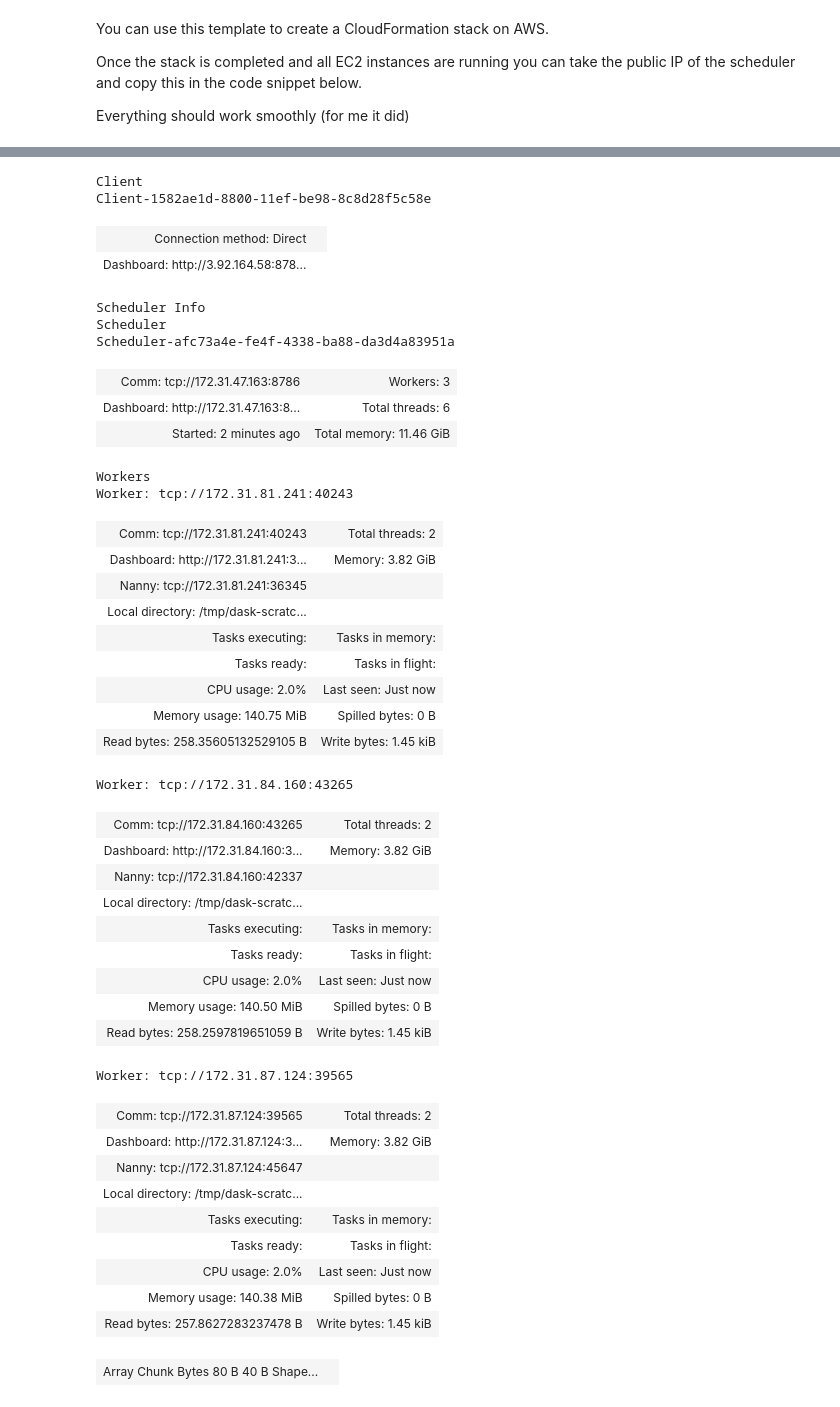
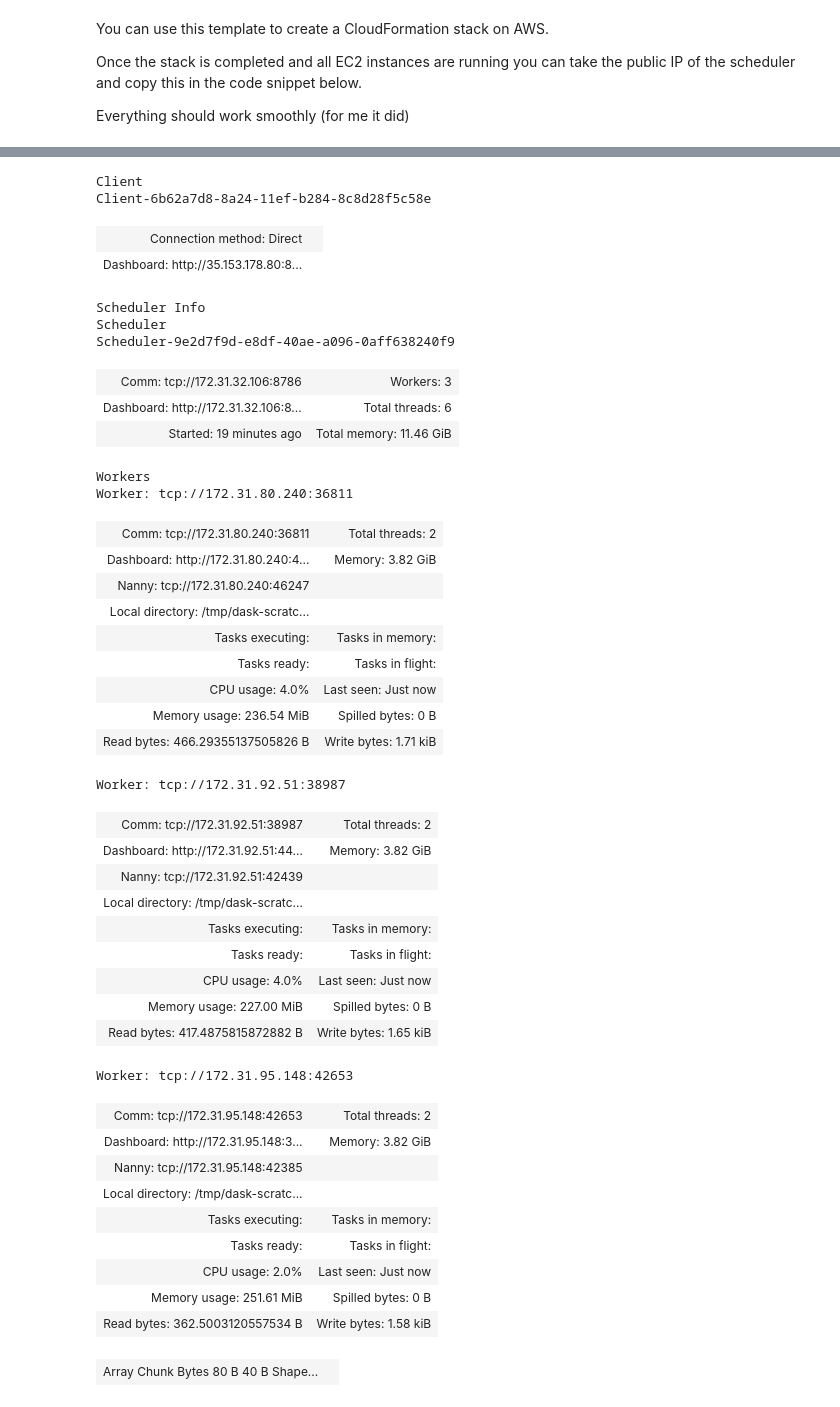
Before and after one commit to longtongster/deploy-dask-cluster-on-aws, a Jupyter notebook: deploy-dask-cluster-with-cloudformation.ipynb, the cells around one changed output, grey strips where cells are left out. Drawn from its saved outputs; the diff is of its cells as text; code cells hidden in the pictures.

```diff
--- a/deploy-dask-cluster-with-cloudformation.ipynb
+++ b/deploy-dask-cluster-with-cloudformation.ipynb
@@ -33,7 +33,7 @@ Everything should work smoothly (for me it did)
 from dask.distributed import Client
 
 # copy the public ip of scheduler from the output section of cloudformation
-ip = "3.92.164.58"
+ip = "35.153.178.80"
 address = f"tcp://{ip}:8786"
 dashboard = f"http://{ip}:8787/status"
 
@@ -50,50 +50,50 @@ tcp://3.92.164.58:8786
 +-------------+--------+-----------+---------+
 | Package     | Client | Scheduler | Workers |
 +-------------+--------+-----------+---------+
 | cloudpickle | 3.0.0  | 3.1.0     | 3.1.0   |
 +-------------+--------+-----------+---------+
   warnings.warn(version_module.VersionMismatchWarning(msg[0]["warning"]))
 Client
-Client-1582ae1d-8800-11ef-be98-8c8d28f5c58e
+Client-6b62a7d8-8a24-11ef-b284-8c8d28f5c58e
 | Connection method: Direct |  |
-| Dashboard: http://3.92.164.58:878... |  |
+| Dashboard: http://35.153.178.80:8... |  |
 Scheduler Info
 Scheduler
-Scheduler-afc73a4e-fe4f-4338-ba88-da3d4a83951a
+Scheduler-9e2d7f9d-e8df-40ae-a096-0aff638240f9
-| Comm: tcp://172.31.47.163:8786 | Workers: 3 |
-| Dashboard: http://172.31.47.163:8... | Total threads: 6 |
-| Started: 2 minutes ago | Total memory: 11.46 GiB |
+| Comm: tcp://172.31.32.106:8786 | Workers: 3 |
+| Dashboard: http://172.31.32.106:8... | Total threads: 6 |
+| Started: 19 minutes ago | Total memory: 11.46 GiB |
 Workers
-Worker: tcp://172.31.81.241:40243
+Worker: tcp://172.31.80.240:36811
-| Comm: tcp://172.31.81.241:40243 | Total threads: 2 |
-| Dashboard: http://172.31.81.241:3... | Memory: 3.82 GiB |
-| Nanny: tcp://172.31.81.241:36345 |  |
+| Comm: tcp://172.31.80.240:36811 | Total threads: 2 |
+| Dashboard: http://172.31.80.240:4... | Memory: 3.82 GiB |
+| Nanny: tcp://172.31.80.240:46247 |  |
 | Local directory: /tmp/dask-scratc... |  |
 | Tasks executing: | Tasks in memory: |
 | Tasks ready: | Tasks in flight: |
-| CPU usage: 2.0% | Last seen: Just now |
-| Memory usage: 140.75 MiB | Spilled bytes: 0 B |
-| Read bytes: 258.35605132529105 B | Write bytes: 1.45 kiB |
+| CPU usage: 4.0% | Last seen: Just now |
+| Memory usage: 236.54 MiB | Spilled bytes: 0 B |
+| Read bytes: 466.29355137505826 B | Write bytes: 1.71 kiB |
-Worker: tcp://172.31.84.160:43265
+Worker: tcp://172.31.92.51:38987
-| Comm: tcp://172.31.84.160:43265 | Total threads: 2 |
-| Dashboard: http://172.31.84.160:3... | Memory: 3.82 GiB |
-| Nanny: tcp://172.31.84.160:42337 |  |
+| Comm: tcp://172.31.92.51:38987 | Total threads: 2 |
+| Dashboard: http://172.31.92.51:44... | Memory: 3.82 GiB |
+| Nanny: tcp://172.31.92.51:42439 |  |
 | Local directory: /tmp/dask-scratc... |  |
 | Tasks executing: | Tasks in memory: |
 | Tasks ready: | Tasks in flight: |
-| CPU usage: 2.0% | Last seen: Just now |
-| Memory usage: 140.50 MiB | Spilled bytes: 0 B |
-| Read bytes: 258.2597819651059 B | Write bytes: 1.45 kiB |
+| CPU usage: 4.0% | Last seen: Just now |
+| Memory usage: 227.00 MiB | Spilled bytes: 0 B |
+| Read bytes: 417.4875815872882 B | Write bytes: 1.65 kiB |
-Worker: tcp://172.31.87.124:39565
+Worker: tcp://172.31.95.148:42653
-| Comm: tcp://172.31.87.124:39565 | Total threads: 2 |
-| Dashboard: http://172.31.87.124:3... | Memory: 3.82 GiB |
-| Nanny: tcp://172.31.87.124:45647 |  |
+| Comm: tcp://172.31.95.148:42653 | Total threads: 2 |
+| Dashboard: http://172.31.95.148:3... | Memory: 3.82 GiB |
+| Nanny: tcp://172.31.95.148:42385 |  |
 | Local directory: /tmp/dask-scratc... |  |
 | Tasks executing: | Tasks in memory: |
 | Tasks ready: | Tasks in flight: |
 | CPU usage: 2.0% | Last seen: Just now |
-| Memory usage: 140.38 MiB | Spilled bytes: 0 B |
-| Read bytes: 257.8627283237478 B | Write bytes: 1.45 kiB |
+| Memory usage: 251.61 MiB | Spilled bytes: 0 B |
+| Read bytes: 362.5003120557534 B | Write bytes: 1.58 kiB |
 # %%
 import dask.array as da
 
```
Also changed, not shown: parts of 11 cells of this notebook.
